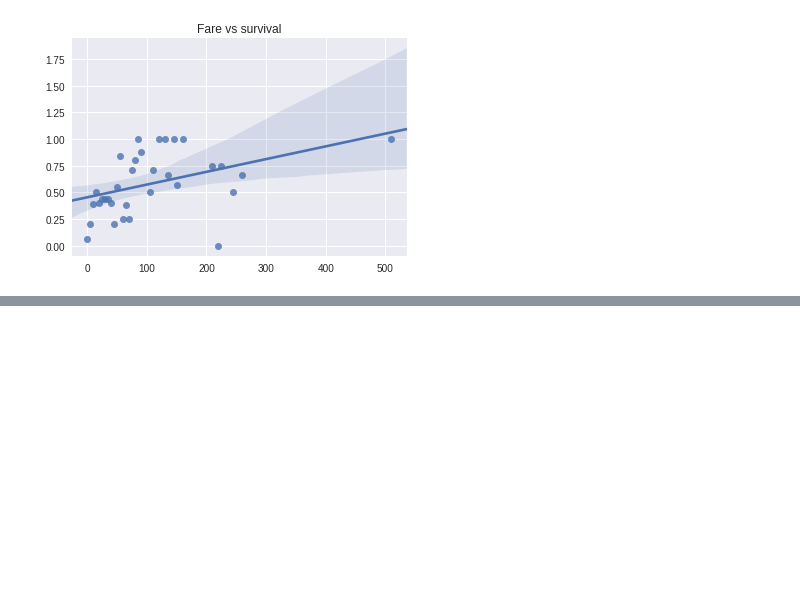
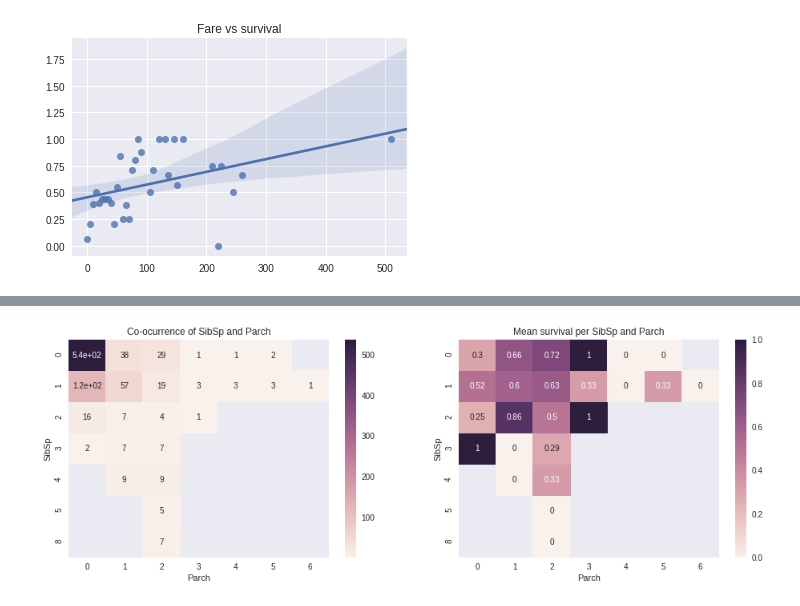
Before and after one commit to danimateos/titanic, a Jupyter notebook: notebooks/titanic.ipynb, the cells around one changed output, grey strips where cells are left out. Drawn from its saved outputs; the diff is of its cells as text; code cells hidden in the pictures; blank space fills up the shorter version.

```diff
--- a/notebooks/titanic.ipynb
+++ b/notebooks/titanic.ipynb
@@ -87,0 +105,20 @@ _ = plt.gca().set_title('Fare vs survival')
+# %%
+# Family factors:
+
+survival_family_size = df.groupby(['SibSp', 'Parch'])['Survived'].aggregate(['mean', 'count'])
+#sns.heatmap(df['SibSp'], df['Parch'], kind='hex')
+#co_ocurrence = survival_family_size.pivot(index='SibSp', columns='Parch', values = 'count')
+
+
+f, axes = plt.subplots(1,2)
+f.set_size_inches(16,5)
+
+co_ocurrence = survival_family_size['count'].unstack()
+ax = sns.heatmap(co_ocurrence, ax=axes[0], annot=True)
+ax.set_title('Co-ocurrence of SibSp and Parch')
+
+survival = survival_family_size['mean'].unstack()
+ax = sns.heatmap(survival, ax=axes[1], annot=True)
+_ = ax.set_title('Mean survival per SibSp and Parch')
+# %% [output]
+[figure, added]
```
Also changed, not shown: parts of 3 cells of this notebook.
